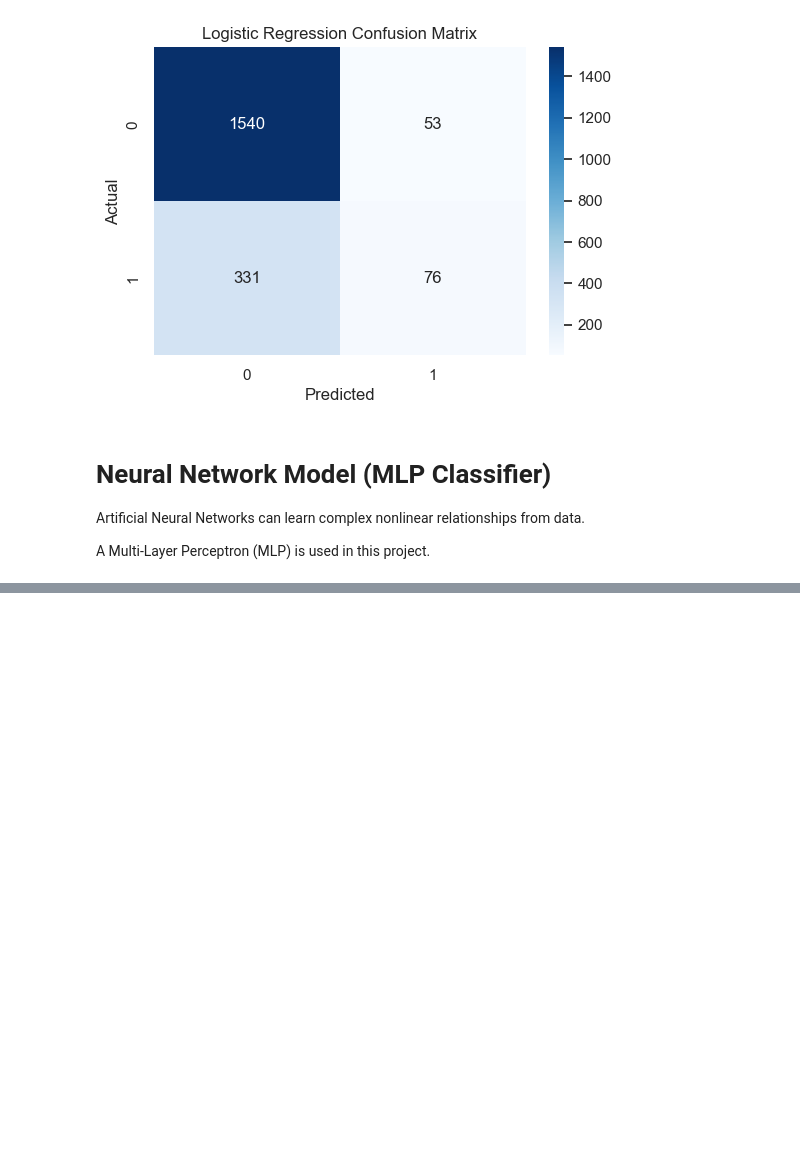
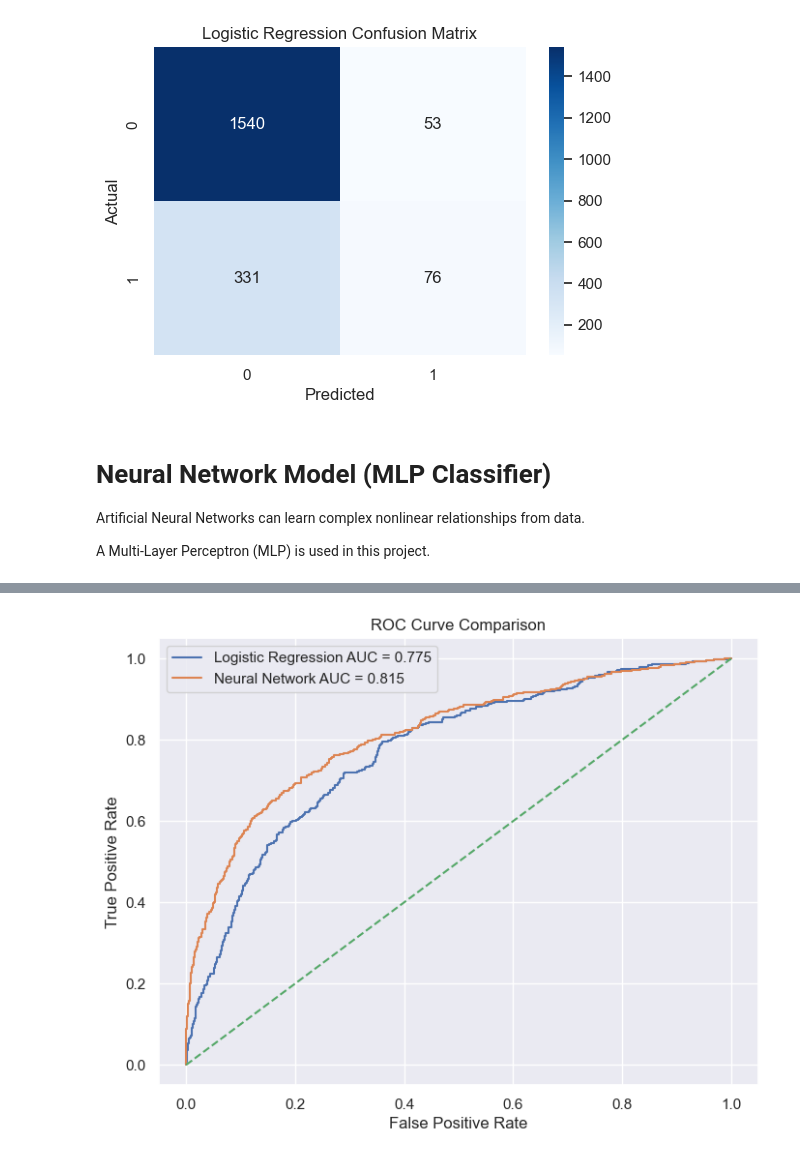
Before and after one commit to Bitttu4/Customer-Churn-Prediction, a Jupyter notebook: notebooks/ Customer_Churn_Prediction.ipynb, the cells around one changed output, grey strips where cells are left out. Saved outputs shown, nothing was run; the diff lists cells and outputs as text; code cells hidden in the pictures; blank space fills up the shorter version.

```diff
--- a/notebooks/ Customer_Churn_Prediction.ipynb
+++ b/notebooks/ Customer_Churn_Prediction.ipynb
@@ -458,0 +578,9 @@ A Multi-Layer Perceptron (MLP) is used in this project.
+# %%
+#Prediction Possibilities
+lr_prob = lr_model.predict_proba(
+    X_test
+)[:,1]
+
+nn_prob = nn_model.predict_proba(
+    X_test
+)[:,1]
@@ -458,0 +608,46 @@ A Multi-Layer Perceptron (MLP) is used in this project.
+# %%
+#Plot ROC Curve
+plt.figure(figsize=(8,6))
+
+plt.plot(
+    lr_fpr,
+    lr_tpr,
+    label=f'Logistic Regression AUC = {lr_auc:.3f}'
+)
+
+plt.plot(
+    nn_fpr,
+    nn_tpr,
+    label=f'Neural Network AUC = {nn_auc:.3f}'
+)
+
+plt.plot(
+    [0,1],
+    [0,1],
+    linestyle='--'
+)
+
+plt.xlabel(
+    "False Positive Rate"
+)
+
+plt.ylabel(
+    "True Positive Rate"
+)
+
+plt.title(
+    "ROC Curve Comparison"
+)
+
+plt.legend()
+
+plt.grid(True)
+
+plt.savefig(
+    "../images/roc_curve.png",
+    bbox_inches='tight'
+)
+
+plt.show()
+# %% [output]
+[figure, added]
```
Also changed, not shown: parts of 9 cells of this notebook, 1 other file.
